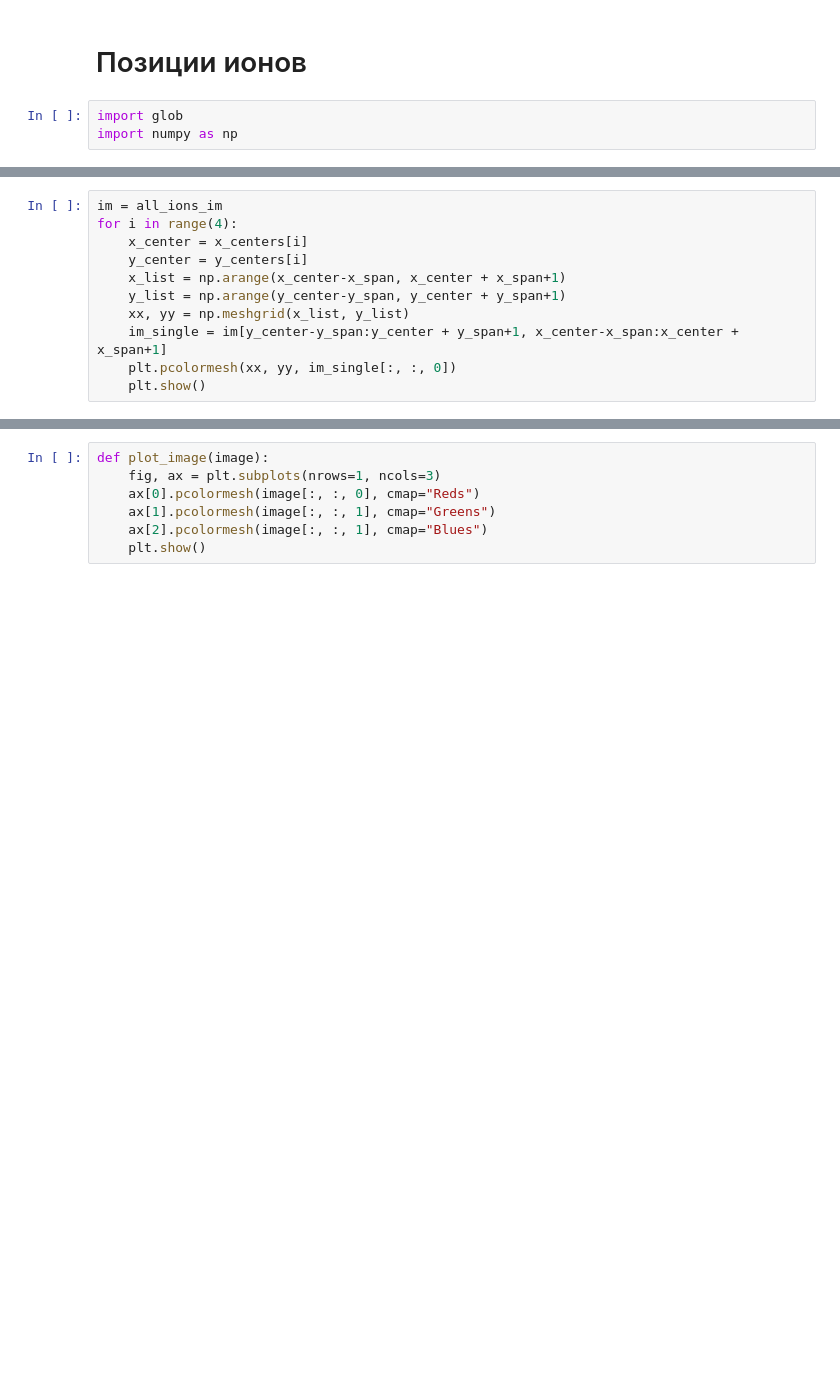
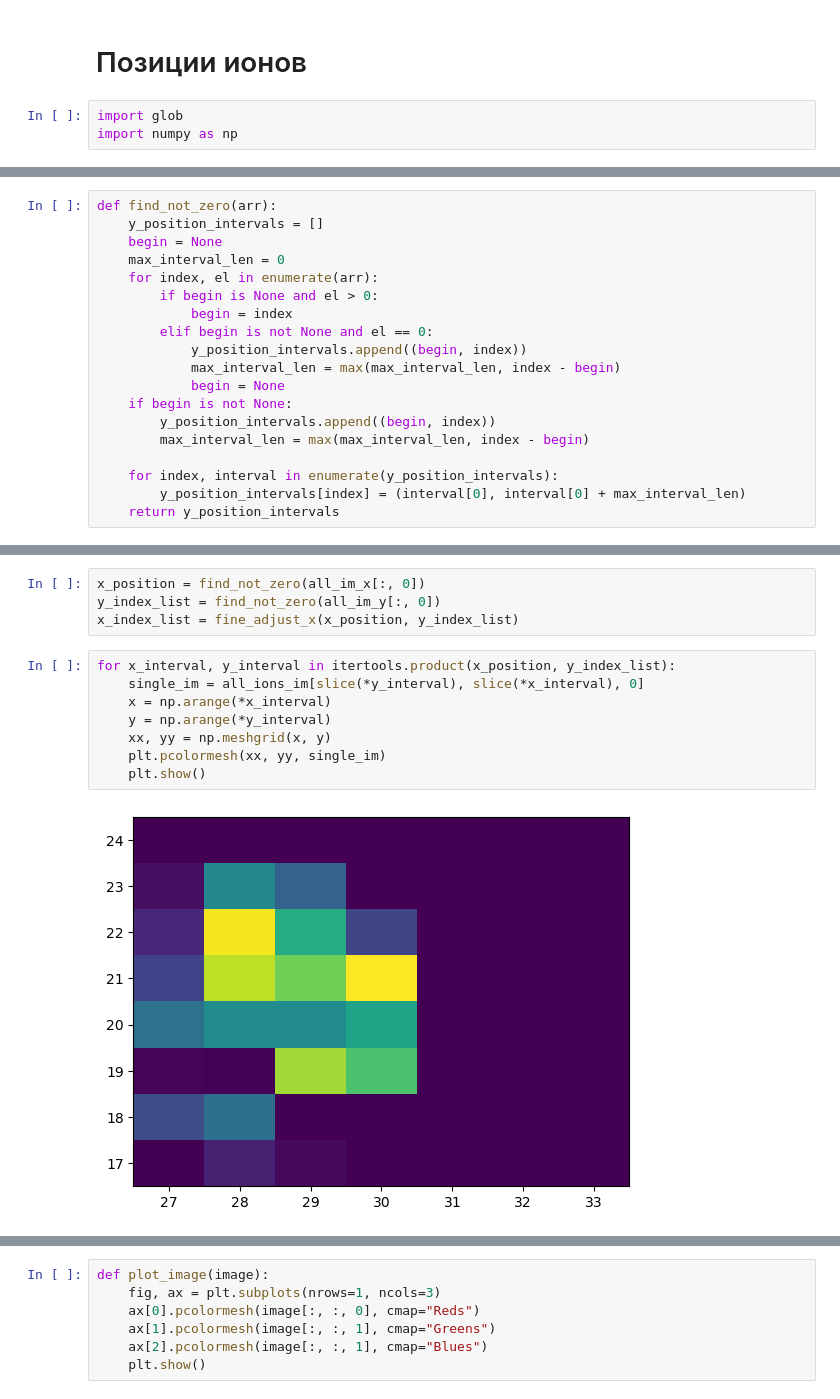
Before and after one commit to Lazemir/QGood, a Jupyter notebook: Материалы хакатона/Задача 2_ Классификация ионов/ion_check.ipynb, the cells around one changed output, grey strips where cells are left out. Cells and saved outputs as stored; diff of their text form; blank space fills up the shorter version.

```diff
--- a/Материалы хакатона/Задача 2_ Классификация ионов/ion_check.ipynb
+++ b/Материалы хакатона/Задача 2_ Классификация ионов/ion_check.ipynb
@@ -157,11 +131,0 @@ y_span = 3
-# %%
-im = all_ions_im
-for i in range(4):
-    x_center = x_centers[i]
-    y_center = y_centers[i]
-    x_list = np.arange(x_center-x_span, x_center + x_span+1)
-    y_list = np.arange(y_center-y_span, y_center + y_span+1)
-    xx, yy = np.meshgrid(x_list, y_list)
-    im_single = im[y_center-y_span:y_center + y_span+1, x_center-x_span:x_center + x_span+1]
-    plt.pcolormesh(xx, yy, im_single[:, :, 0])
-    plt.show()
@@ -172,0 +134,19 @@ for i in range(4):
+# %%
+def find_not_zero(arr):
+    y_position_intervals = []
+    begin = None
+    max_interval_len = 0
+    for index, el in enumerate(arr):
+        if begin is None and el > 0:
+            begin = index
+        elif begin is not None and el == 0:
+            y_position_intervals.append((begin, index))
+            max_interval_len = max(max_interval_len, index - begin)
+            begin = None
+    if begin is not None:
+        y_position_intervals.append((begin, index))
+        max_interval_len = max(max_interval_len, index - begin)
+
+    for index, interval in enumerate(y_position_intervals):
+        y_position_intervals[index] = (interval[0], interval[0] + max_interval_len)
+    return y_position_intervals
@@ -172,0 +169,14 @@ for i in range(4):
+# %%
+x_position = find_not_zero(all_im_x[:, 0])
+y_index_list = find_not_zero(all_im_y[:, 0])
+x_index_list = fine_adjust_x(x_position, y_index_list)
+# %%
+for x_interval, y_interval in itertools.product(x_position, y_index_list):
+    single_im = all_ions_im[slice(*y_interval), slice(*x_interval), 0]
+    x = np.arange(*x_interval)
+    y = np.arange(*y_interval)
+    xx, yy = np.meshgrid(x, y)
+    plt.pcolormesh(xx, yy, single_im)
+    plt.show()
+# %% [output]
+[figure, added]
```
Also changed, not shown: parts of 106 cells of this notebook, 5 other files.
